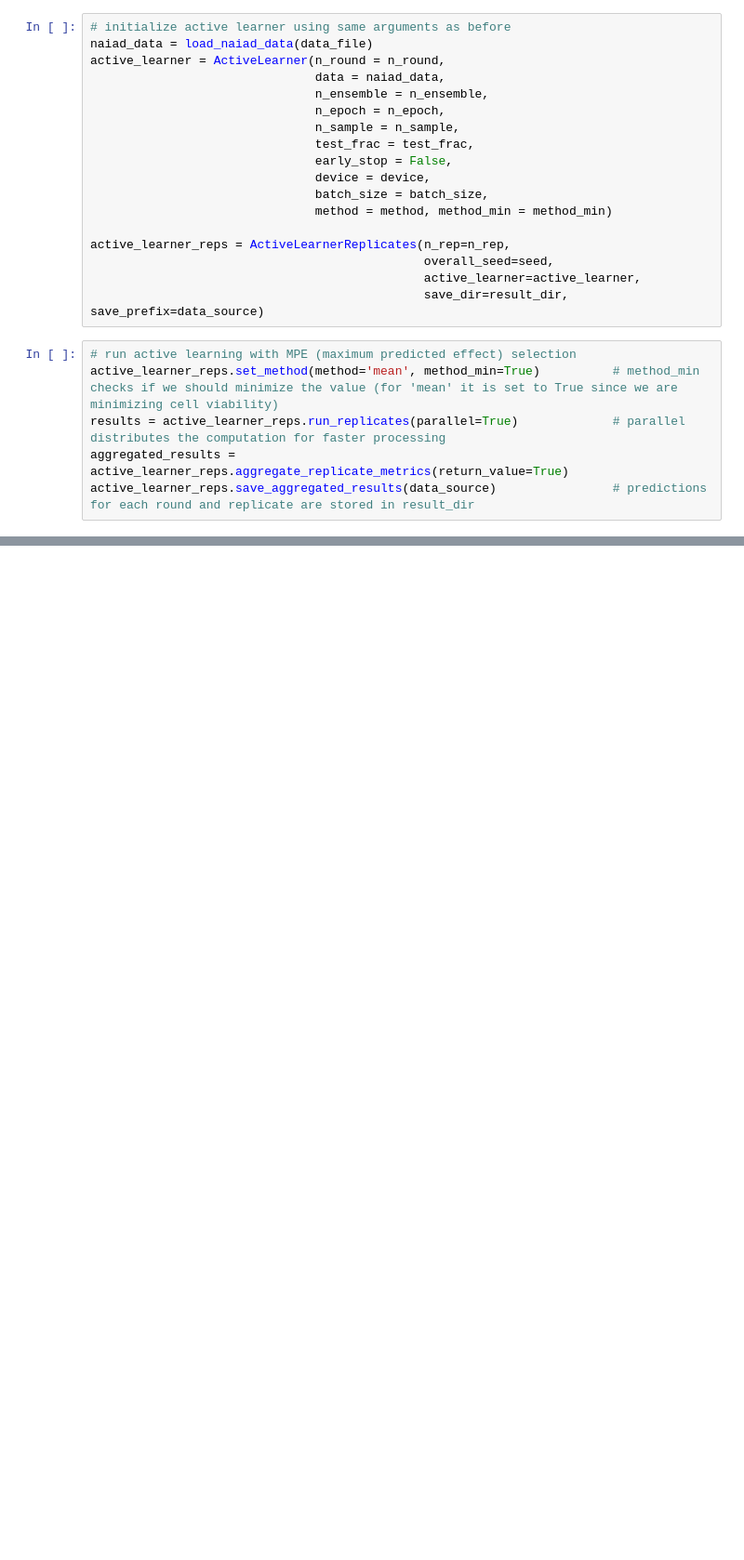
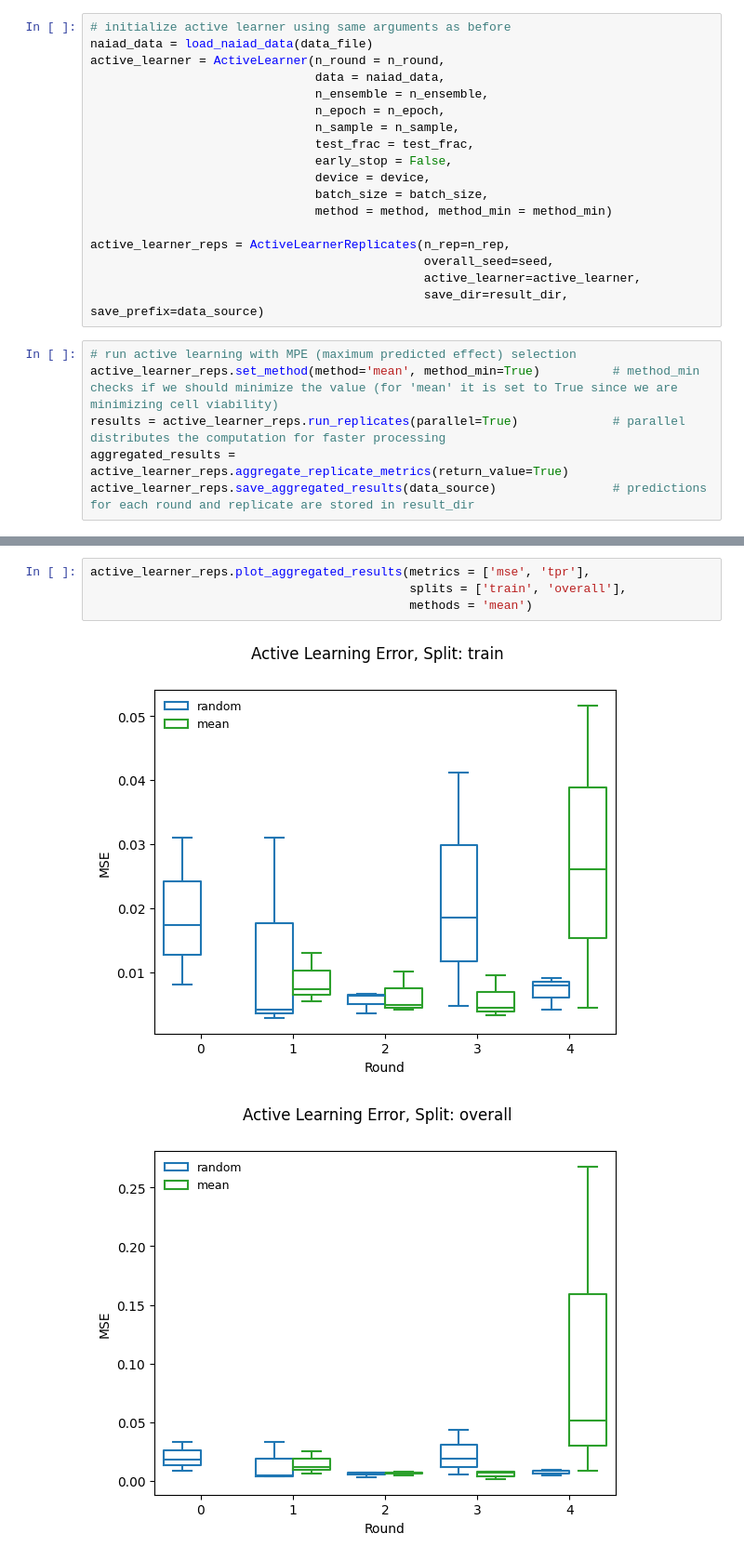
Before and after one commit to NeptuneBio/NAIAD, a Jupyter notebook: tutorials/naiad_tutorial.ipynb, the cells around one changed output, grey strips where cells are left out. Shown at 93% size. Saved outputs shown, nothing was run; the diff lists cells and outputs as text; blank space fills up the shorter version.

```diff
--- a/tutorials/naiad_tutorial.ipynb
+++ b/tutorials/naiad_tutorial.ipynb
@@ -178,0 +188,7 @@ active_learner_reps.save_aggregated_results(data_source)                # predic
+# %%
+active_learner_reps.plot_aggregated_results(metrics = ['mse', 'tpr'],
+                                            splits = ['train', 'overall'],
+                                            methods = 'mean')
+# %% [output]
+[figure, added]
+[figure, added]
```
Also changed, not shown: parts of 4 cells of this notebook, 3 other files.
